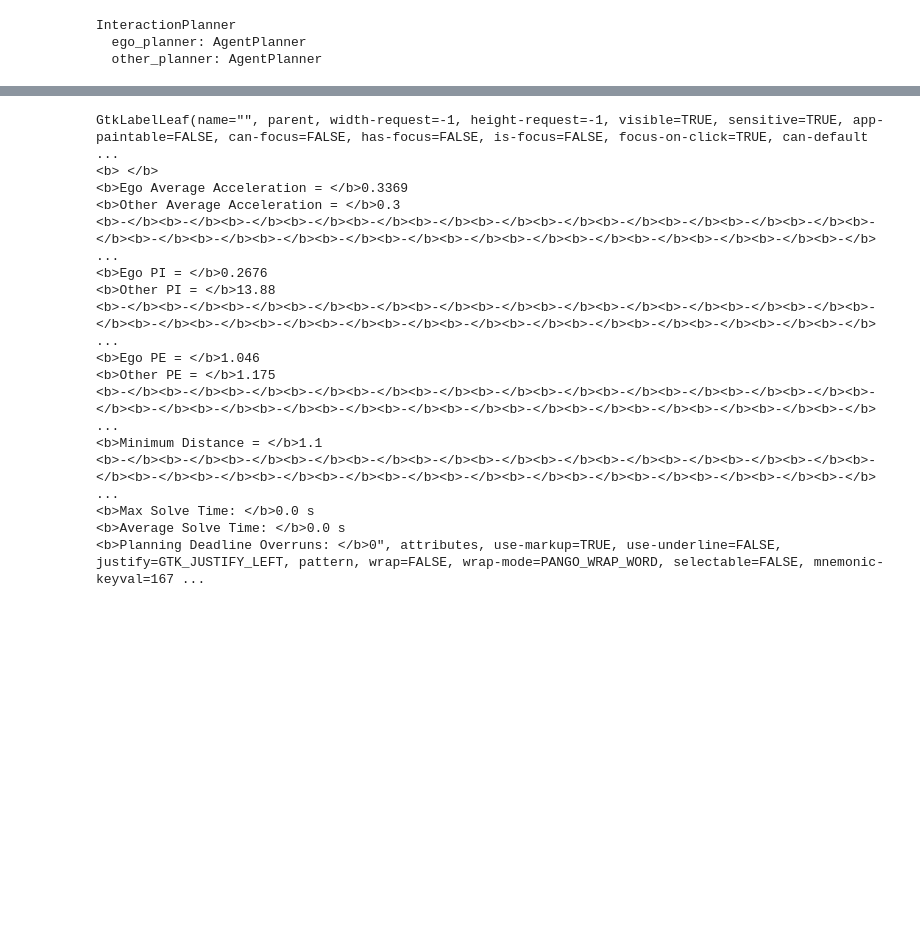
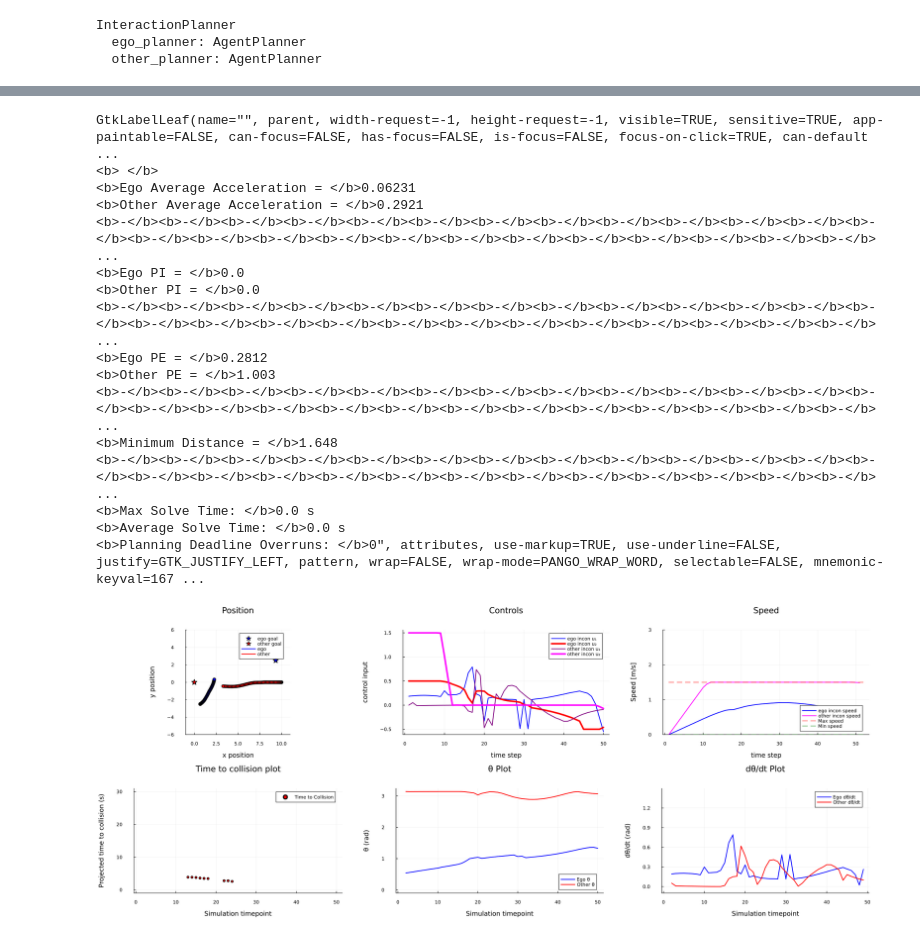
Before and after one commit to UW-CTRL/PHRI.jl, a Jupyter notebook: src/demo.ipynb, the cells around one changed output, grey strips where cells are left out. Cells and saved outputs as stored; diff of their text form; code cells hidden in the pictures; blank space fills up the shorter version.

```diff
--- a/src/demo.ipynb
+++ b/src/demo.ipynb
@@ -739,4 +838,0 @@ human_ip = InteractionPlanner(human_hps,
-# %%
-ego_params = PlannerParams(human_ip.ego_planner.incon.hps, human_ip.ego_planner.incon.opt_params, robot_ip.ego_planner.incon.hps, robot_ip.ego_planner.incon.opt_params)
-other_params = PlannerParams(robot_ip.ego_planner.incon.hps, robot_ip.ego_planner.incon.opt_params, human_ip.ego_planner.incon.hps, human_ip.ego_planner.incon.opt_params)
-sim_params = IPSimParams(ego_params, other_params)
@@ -745,2 +838,0 @@ human_states, human_control, robot_states, robot_controls = simulate_human_socia
-# %%
-sim_data = SimData(sim_params, ([0.], nothing), human_states, human_control, robot_states, robot_controls)
@@ -995,0 +1070,6 @@ Evaluating Simulations
+# %%
+test_robot = DynamicallyExtendedUnicycle(0.1, 2., [1., 0.5])
+test_robot_hps = PlannerHyperparameters(test_robot)
+robot_states = mohrs_circle_states(test_robot, [0., 0., 0., 0.], [10., 0., 0., 0.], pi / 6);
+# %%
+hj_sim_sweep_test = simulation_sweep(test_robot_hps, human_ip, 50, robot_states, [([10.; 0.; pi; 0.], [0.; 0.; pi; 0.])])
@@ -996,19 +1200,23 @@ Evaluating Simulations
 # %%
-display_data(metrics)
+display_data(test_metrics)
 # %% [output]
 GtkLabelLeaf(name="", parent, width-request=-1, height-request=-1, visible=TRUE, sensitive=TRUE, app-paintable=FALSE, can-focus=FALSE, has-focus=FALSE, is-focus=FALSE, focus-on-click=TRUE, can-default ...
 <b> </b>
-<b>Ego Average Acceleration = </b>0.3369
-<b>Other Average Acceleration = </b>0.3
+<b>Ego Average Acceleration = </b>0.06231
+<b>Other Average Acceleration = </b>0.2921
 <b>-</b><b>-</b><b>-</b><b>-</b><b>-</b><b>-</b><b>-</b><b>-</b><b>-</b><b>-</b><b>-</b><b>-</b><b>-</b><b>-</b><b>-</b><b>-</b><b>-</b><b>-</b><b>-</b><b>-</b><b>-</b><b>-</b><b>-</b><b>-</b><b>-</b> ...
-<b>Ego PI = </b>0.2676
-<b>Other PI = </b>13.88
+<b>Ego PI = </b>0.0
+<b>Other PI = </b>0.0
 <b>-</b><b>-</b><b>-</b><b>-</b><b>-</b><b>-</b><b>-</b><b>-</b><b>-</b><b>-</b><b>-</b><b>-</b><b>-</b><b>-</b><b>-</b><b>-</b><b>-</b><b>-</b><b>-</b><b>-</b><b>-</b><b>-</b><b>-</b><b>-</b><b>-</b> ...
-<b>Ego PE = </b>1.046
-<b>Other PE = </b>1.175
+<b>Ego PE = </b>0.2812
+<b>Other PE = </b>1.003
 <b>-</b><b>-</b><b>-</b><b>-</b><b>-</b><b>-</b><b>-</b><b>-</b><b>-</b><b>-</b><b>-</b><b>-</b><b>-</b><b>-</b><b>-</b><b>-</b><b>-</b><b>-</b><b>-</b><b>-</b><b>-</b><b>-</b><b>-</b><b>-</b><b>-</b> ...
-<b>Minimum Distance = </b>1.1
+<b>Minimum Distance = </b>1.648
 <b>-</b><b>-</b><b>-</b><b>-</b><b>-</b><b>-</b><b>-</b><b>-</b><b>-</b><b>-</b><b>-</b><b>-</b><b>-</b><b>-</b><b>-</b><b>-</b><b>-</b><b>-</b><b>-</b><b>-</b><b>-</b><b>-</b><b>-</b><b>-</b><b>-</b> ...
 <b>Max Solve Time: </b>0.0 s
 <b>Average Solve Time: </b>0.0 s
 <b>Planning Deadline Overruns: </b>0", attributes, use-markup=TRUE, use-underline=FALSE, justify=GTK_JUSTIFY_LEFT, pattern, wrap=FALSE, wrap-mode=PANGO_WRAP_WORD, selectable=FALSE, mnemonic-keyval=167 ...
+# %%
+combine_sim_data_plots(hj_sim_sweep_test["Run 2"])
+# %% [output]
+[figure, added]
```
Also changed, not shown: parts of 81 cells of this notebook, 2 other files.
